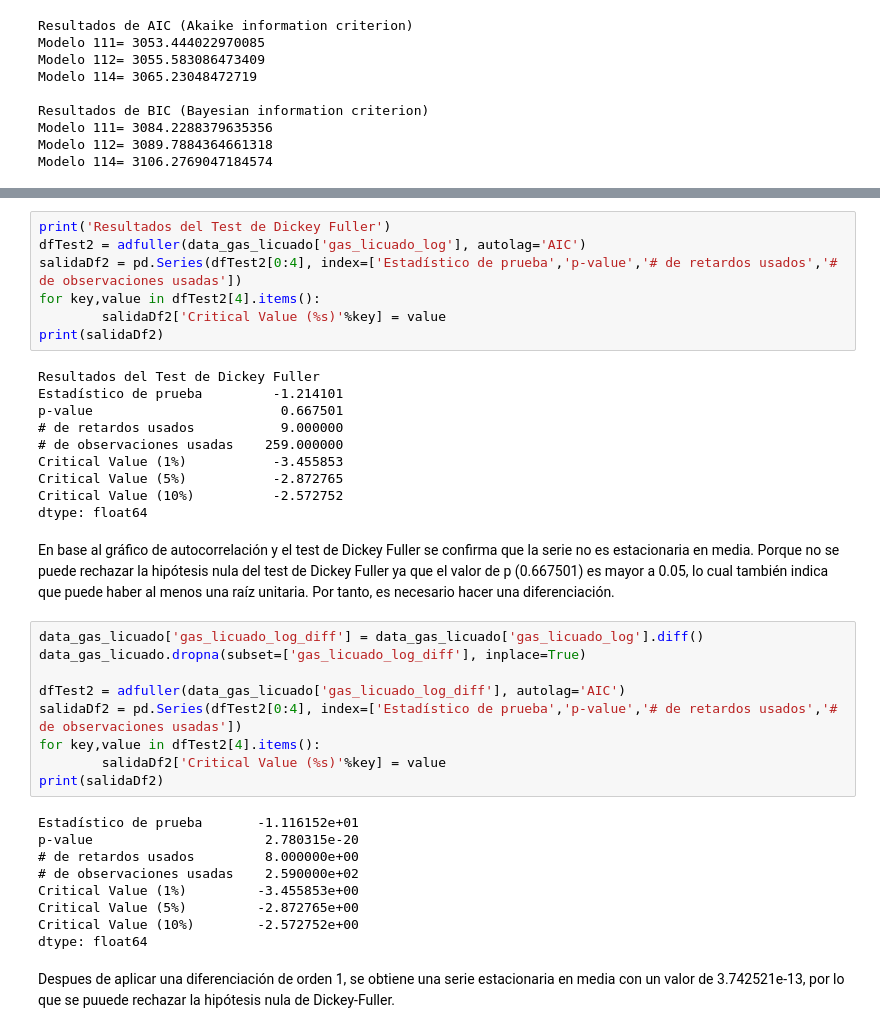
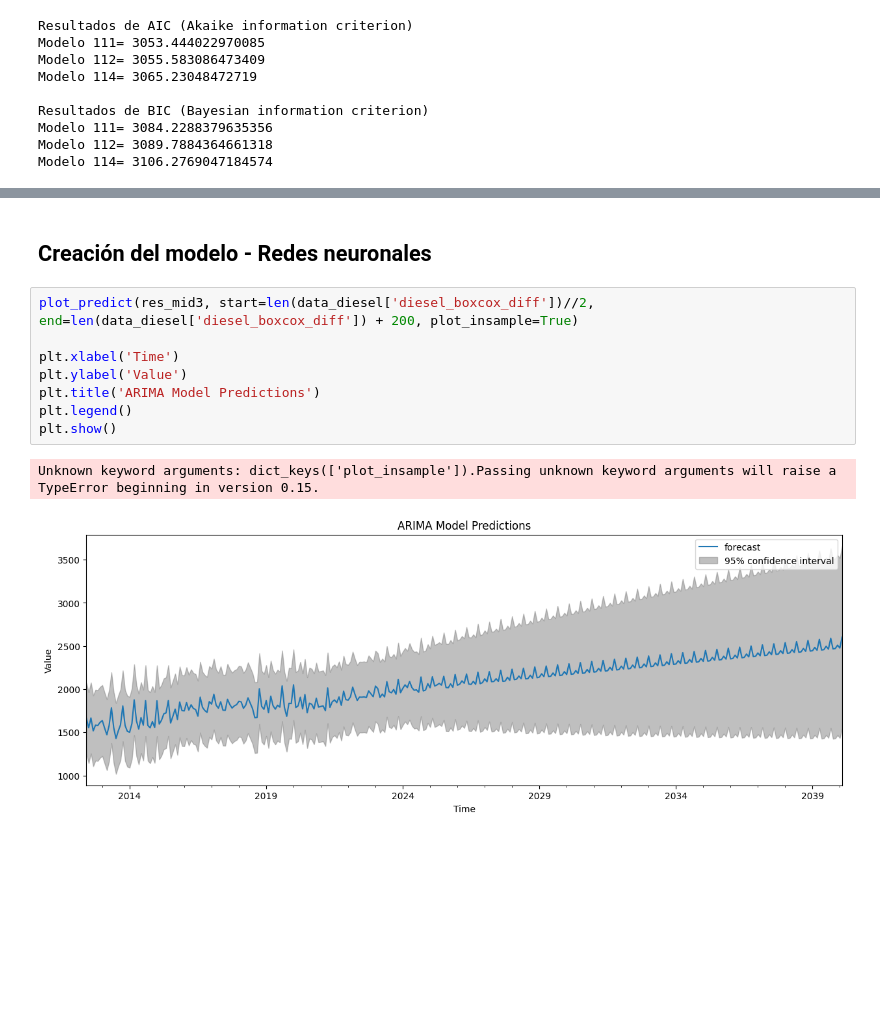
Before and after one commit to MGonza20/Lab2_DataScience, a Jupyter notebook: importaciones.ipynb, the cells around one changed output, grey strips where cells are left out. Saved outputs shown, nothing was run; the diff lists cells and outputs as text; blank space fills up the shorter version.

```diff
--- a/importaciones.ipynb
+++ b/importaciones.ipynb
@@ -495,39 +432,13 @@ plt.show()
-# %%
-print('Resultados del Test de Dickey Fuller')
-dfTest2 = adfuller(data_gas_licuado['gas_licuado_log'], autolag='AIC')
-salidaDf2 = pd.Series(dfTest2[0:4], index=['Estadístico de prueba','p-value','# de retardos usados','# de observaciones usadas'])
-for key,value in dfTest2[4].items():
-        salidaDf2['Critical Value (%s)'%key] = value
-print(salidaDf2)
-# %% [output]
-Resultados del Test de Dickey Fuller
-Estadístico de prueba         -1.214101
-p-value                        0.667501
-# de retardos usados           9.000000
-# de observaciones usadas    259.000000
-Critical Value (1%)           -3.455853
-Critical Value (5%)           -2.872765
-Critical Value (10%)          -2.572752
-dtype: float64
-# %% [markdown]
-En base al gráfico de autocorrelación y el test de Dickey Fuller se confirma que la serie no es estacionaria en media. Porque no se puede rechazar la hipótesis nula del test de Dickey Fuller ya que el valor de p (0.667501) es mayor a 0.05, lo cual también indica que puede haber al menos una raíz unitaria. Por tanto, es necesario hacer una diferenciación.
-# %%
-data_gas_licuado['gas_licuado_log_diff'] = data_gas_licuado['gas_licuado_log'].diff()
-data_gas_licuado.dropna(subset=['gas_licuado_log_diff'], inplace=True)
-
-dfTest2 = adfuller(data_gas_licuado['gas_licuado_log_diff'], autolag='AIC')
-salidaDf2 = pd.Series(dfTest2[0:4], index=['Estadístico de prueba','p-value','# de retardos usados','# de observaciones usadas'])
-for key,value in dfTest2[4].items():
-        salidaDf2['Critical Value (%s)'%key] = value
-print(salidaDf2)
-# %% [output]
-Estadístico de prueba       -1.116152e+01
-p-value                      2.780315e-20
-# de retardos usados         8.000000e+00
-# de observaciones usadas    2.590000e+02
-Critical Value (1%)         -3.455853e+00
-Critical Value (5%)         -2.872765e+00
-Critical Value (10%)        -2.572752e+00
-dtype: float64
-# %% [markdown]
-Despues de aplicar una diferenciación de orden 1, se obtiene una serie estacionaria en media con un valor de 3.742521e-13, por lo que se puuede rechazar la  hipótesis nula de Dickey-Fuller.
+# %% [markdown]
+## Creación del modelo - Redes neuronales
+# %%
+plot_predict(res_mid3, start=len(data_diesel['diesel_boxcox_diff'])//2, end=len(data_diesel['diesel_boxcox_diff']) + 200, plot_insample=True)
+
+plt.xlabel('Time')
+plt.ylabel('Value')
+plt.title('ARIMA Model Predictions')
+plt.legend()
+plt.show()
+# %% [output]
+Unknown keyword arguments: dict_keys(['plot_insample']).Passing unknown keyword arguments will raise a TypeError beginning in version 0.15.
+[figure, added]
```
Also changed, not shown: parts of 22 cells of this notebook.
